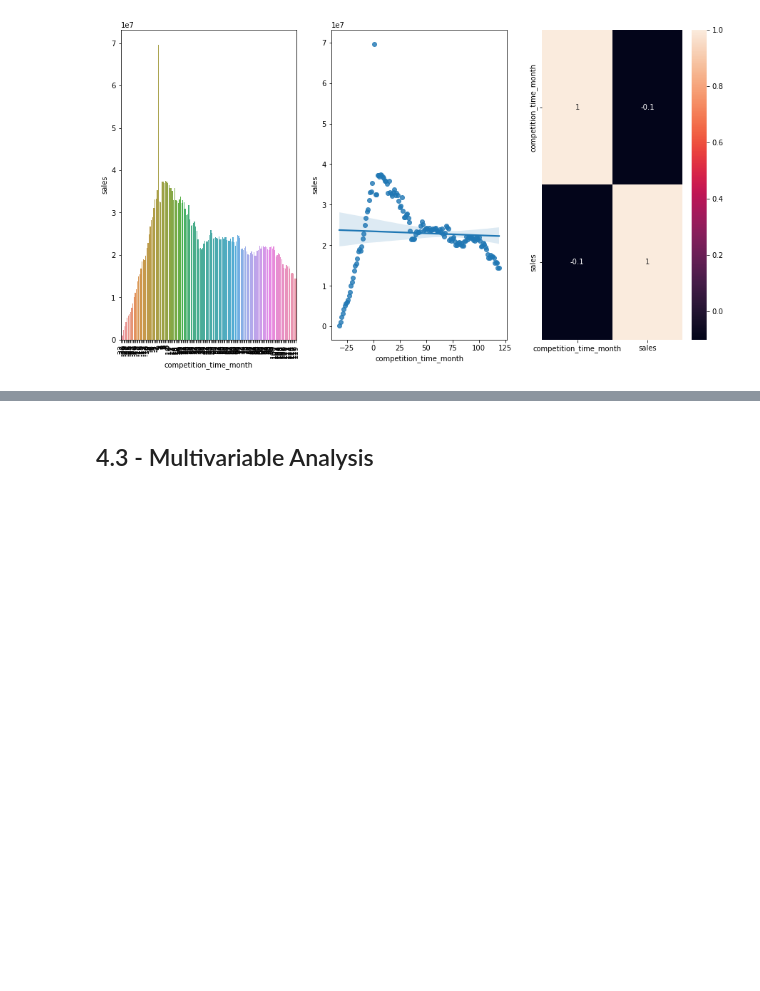
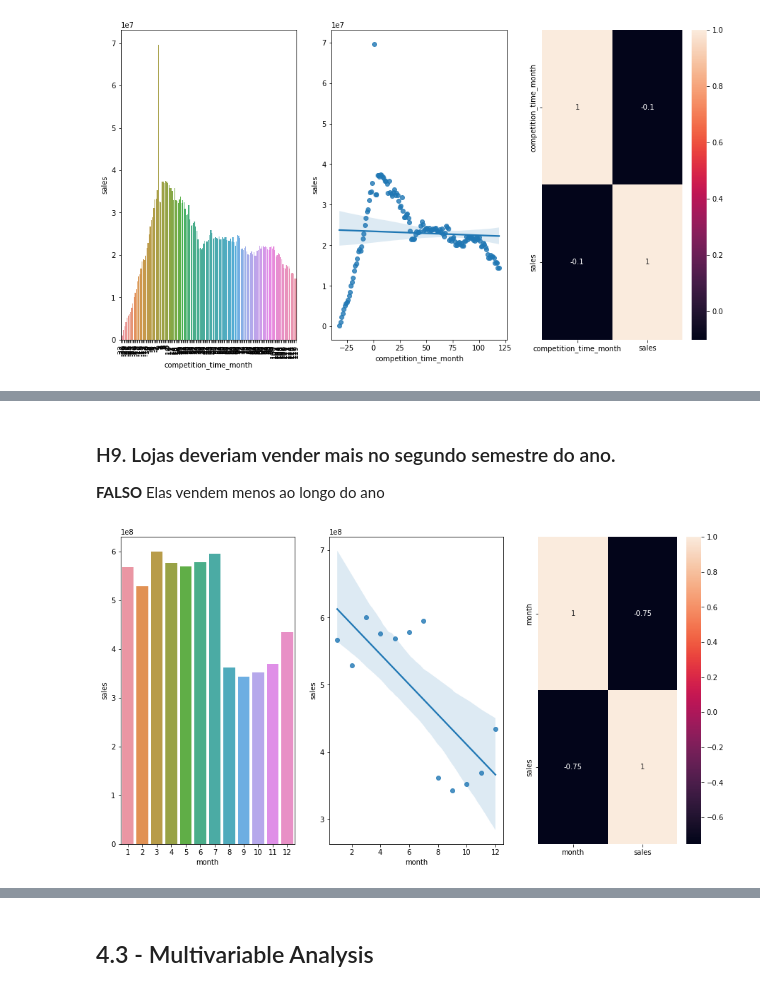
Before and after one commit to FSaladini/store_sales_prediction, a Jupyter notebook: m04_v01_store_sales_predictions.ipynb, the cells around one changed output, grey strips where cells are left out. Saved outputs shown, nothing was run; the diff lists cells and outputs as text; code cells hidden in the pictures; blank space fills up the shorter version.

```diff
--- a/m04_v01_store_sales_predictions.ipynb
+++ b/m04_v01_store_sales_predictions.ipynb
@@ -625,0 +657,27 @@ ax.legend( labels=['Tradicional & Extendida', 'Tradi']);
+# %% [markdown]
+### H9. Lojas deveriam vender mais no segundo semestre do ano.
+**FALSO** Elas vendem menos ao longo do ano
+# %%
+# aux1 = df4[['month','sales']].groupby('month').sum().reset_index()
+# aux1 = df4[['month','sales']]
+
+
+# bins = list(np.arange (0, 13, 6))
+
+# aux1['sales_binned_for_semester'] = pd.cut(aux1['month'], bins=bins)
+# aux2 = aux1[['sales_binned_for_semester','sales']].groupby('sales_binned_for_semester').sum().reset_index()
+# sns.barplot(x = 'sales_binned_for_semester', y = 'sales', data = aux2)
+
+# aux1['semester'] = 1 if
+
+aux1 = df4[['month', 'sales']].groupby('month').sum().reset_index()
+plt.subplot(1,3,1)
+sns.barplot(x = 'month', y = 'sales', data = aux1);
+
+plt.subplot(1,3,2)
+sns.regplot(x = 'month', y = 'sales', data = aux1);
+
+plt.subplot(1,3,3)
+sns.heatmap(aux1.corr(method='pearson'),annot=True);
+# %% [output]
+[figure, added]
```
Also changed, not shown: parts of 25 cells of this notebook.
